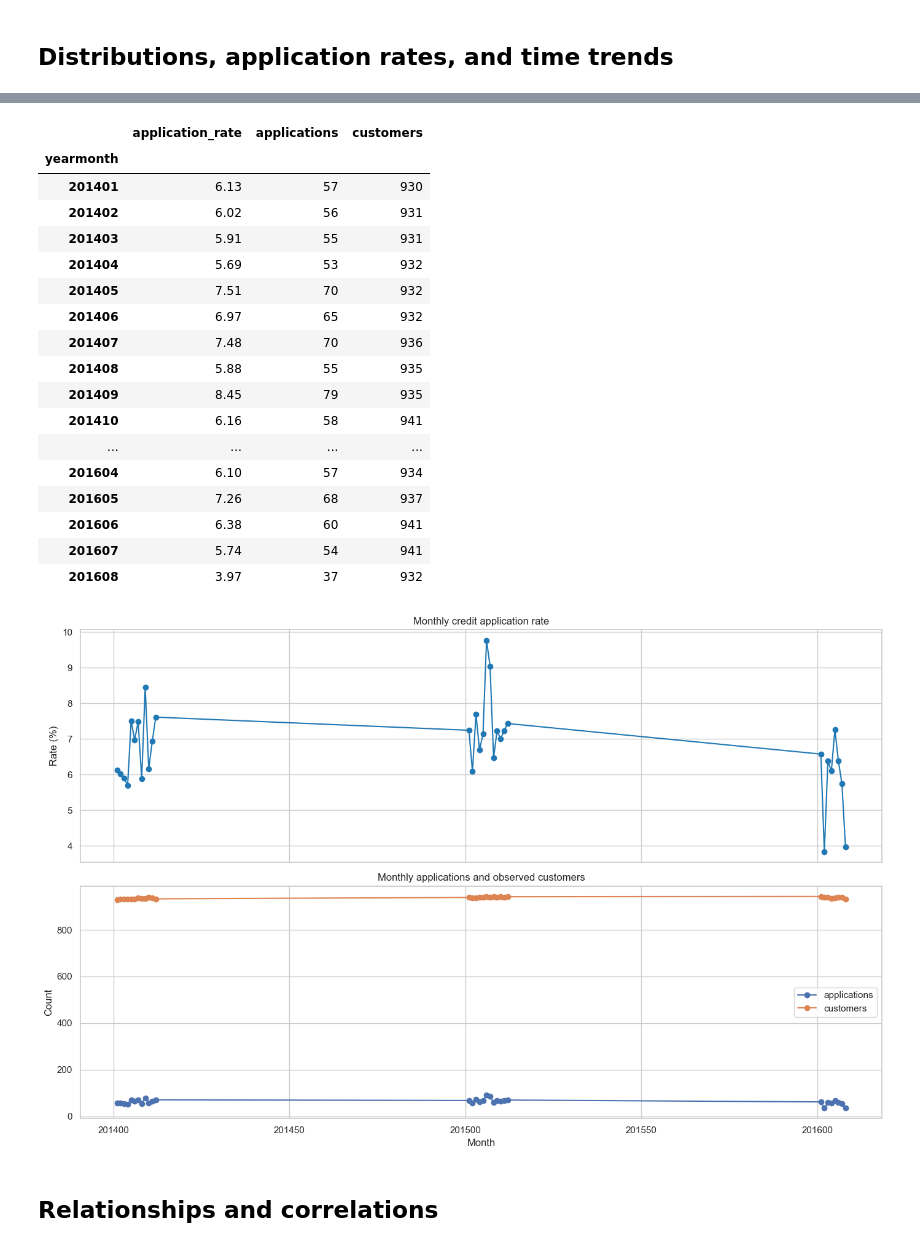
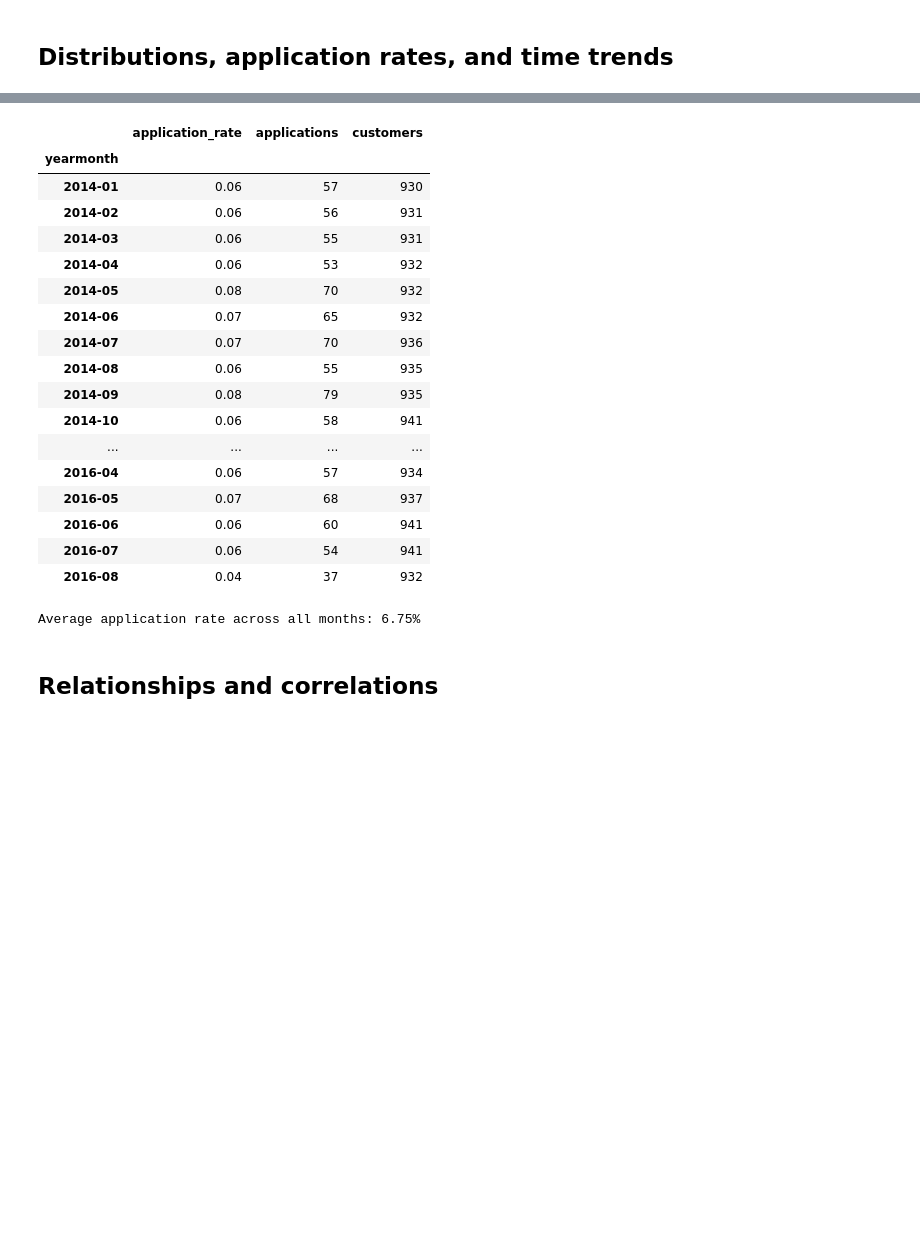
Before and after one commit to samanthavis/Credit_prediction_case, a Jupyter notebook: eda_credit_applications.ipynb, the cells around one changed output, grey strips where cells are left out. Saved outputs shown, nothing was run; the diff lists cells and outputs as text; code cells hidden in the pictures; blank space fills up the shorter version.

```diff
--- a/eda_credit_applications.ipynb
+++ b/eda_credit_applications.ipynb
@@ -19,13 +19,13 @@ sns.set_theme(style='whitegrid', palette='deep')
 # %% [markdown]
 ## Display raw data
 # %%
-# load both raw pandas DataFrames
-data_dir = Path.cwd() / 'data'
-if not (data_dir / 'credit_applications.csv').exists():
-    data_dir = Path.cwd().parent / 'data'
+# Load the raw datasets, skipping the first column (index column from CSV export).
+credit_applications = pd.read_csv('./data/credit_applications.csv', index_col=0)
+customers = pd.read_csv('./data/customers.csv', index_col=0)
 
-credit_applications = pd.read_csv(data_dir / 'credit_applications.csv')
-customers = pd.read_csv(data_dir / 'customers.csv')
+# Convert YYYYMM to a proper month-period value (year-month only, no day).
+for dataframe in (credit_applications, customers):
+    dataframe["yearmonth"] = pd.to_datetime(dataframe["yearmonth"].astype(str), format="%Y%m").dt.to_period("M")
 # %%
 print(f'credit_applications: {credit_applications.shape[0]} rows x {credit_applications.shape[1]} columns')
 display(credit_applications)
@@ -302,34 +556,34 @@ display(application_rate_by_crg)
 # %%
-monthly = eda.groupby('yearmonth').agg(application_rate=('credit_application', 'mean'), applications=('credit_application', 'sum'), customers=('client_nr', 'nunique'))
-monthly['application_rate'] *= 100
+# Calculate application rates and transaction volumes aggregated by month.
+# This allows us to track how application behavior and customer activity change over time.
+monthly = eda.groupby('yearmonth').agg(
+    application_rate=('credit_application', 'mean'),
+    applications=('credit_application', 'sum'),
+    customers=('client_nr', 'nunique')
+)
 display(monthly)
 
-fig, axes = plt.subplots(2, 1, figsize=(14, 9), sharex=True)
-monthly['application_rate'].plot(ax=axes[0], marker='o', color='#1f77b4')
-axes[0].set(title='Monthly credit application rate', ylabel='Rate (%)')
-monthly[['applications', 'customers']].plot(ax=axes[1], marker='o')
-axes[1].set(title='Monthly applications and observed customers', ylabel='Count', xlabel='Month')
-plt.tight_layout()
-plt.show()
+# Print the average application rate across all months.
+print(f"\nAverage application rate across all months: {monthly['application_rate'].mean():.2%}")
 # %% [output]
 |  | application_rate | applications | customers |
 | yearmonth |  |  |  |
-| 201401 | 6.13 | 57 | 930 |
-| 201402 | 6.02 | 56 | 931 |
-| 201403 | 5.91 | 55 | 931 |
-| 201404 | 5.69 | 53 | 932 |
-| 201405 | 7.51 | 70 | 932 |
-| 201406 | 6.97 | 65 | 932 |
-| 201407 | 7.48 | 70 | 936 |
-| 201408 | 5.88 | 55 | 935 |
-| 201409 | 8.45 | 79 | 935 |
-| 201410 | 6.16 | 58 | 941 |
+| 2014-01 | 0.06 | 57 | 930 |
+| 2014-02 | 0.06 | 56 | 931 |
+| 2014-03 | 0.06 | 55 | 931 |
+| 2014-04 | 0.06 | 53 | 932 |
+| 2014-05 | 0.08 | 70 | 932 |
+| 2014-06 | 0.07 | 65 | 932 |
+| 2014-07 | 0.07 | 70 | 936 |
+| 2014-08 | 0.06 | 55 | 935 |
+| 2014-09 | 0.08 | 79 | 935 |
+| 2014-10 | 0.06 | 58 | 941 |
 | ... | ... | ... | ... |
-| 201604 | 6.10 | 57 | 934 |
-| 201605 | 7.26 | 68 | 937 |
-| 201606 | 6.38 | 60 | 941 |
-| 201607 | 5.74 | 54 | 941 |
-| 201608 | 3.97 | 37 | 932 |
+| 2016-04 | 0.06 | 57 | 934 |
+| 2016-05 | 0.07 | 68 | 937 |
+| 2016-06 | 0.06 | 60 | 941 |
+| 2016-07 | 0.06 | 54 | 941 |
+| 2016-08 | 0.04 | 37 | 932 |
-[figure, removed]
+Average application rate across all months: 6.75%
 # %% [markdown]
 ## Relationships and correlations
```
Also changed, not shown: parts of 24 cells of this notebook, 22 other files.
